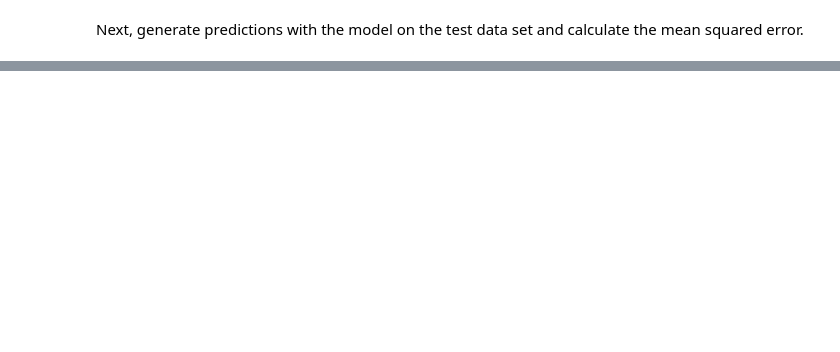
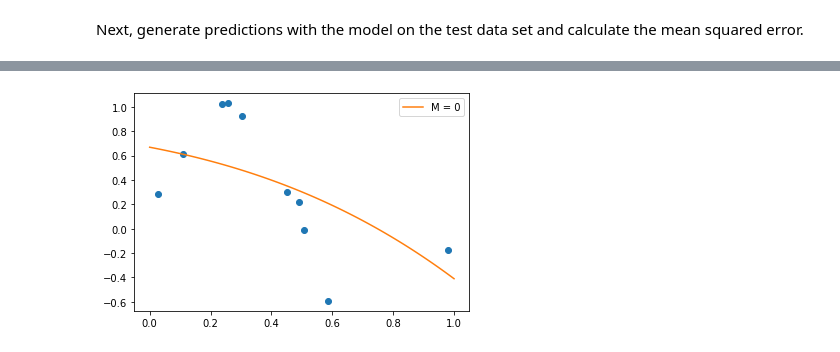
Before and after one commit to jjames71396/Assignment2, a Jupyter notebook: Assignment2.ipynb, the cells around one changed output, grey strips where cells are left out. Cells and saved outputs as stored; diff of their text form; code cells hidden in the pictures; blank space fills up the shorter version.

```diff
--- a/Assignment2.ipynb
+++ b/Assignment2.ipynb
@@ -270,0 +239,4 @@ array([0.19677587], dtype=float32)
+# %%
+visualize(third_model, train_x, train_y)
+# %% [output]
+[figure, added]
```
Also changed, not shown: parts of 52 cells of this notebook.
